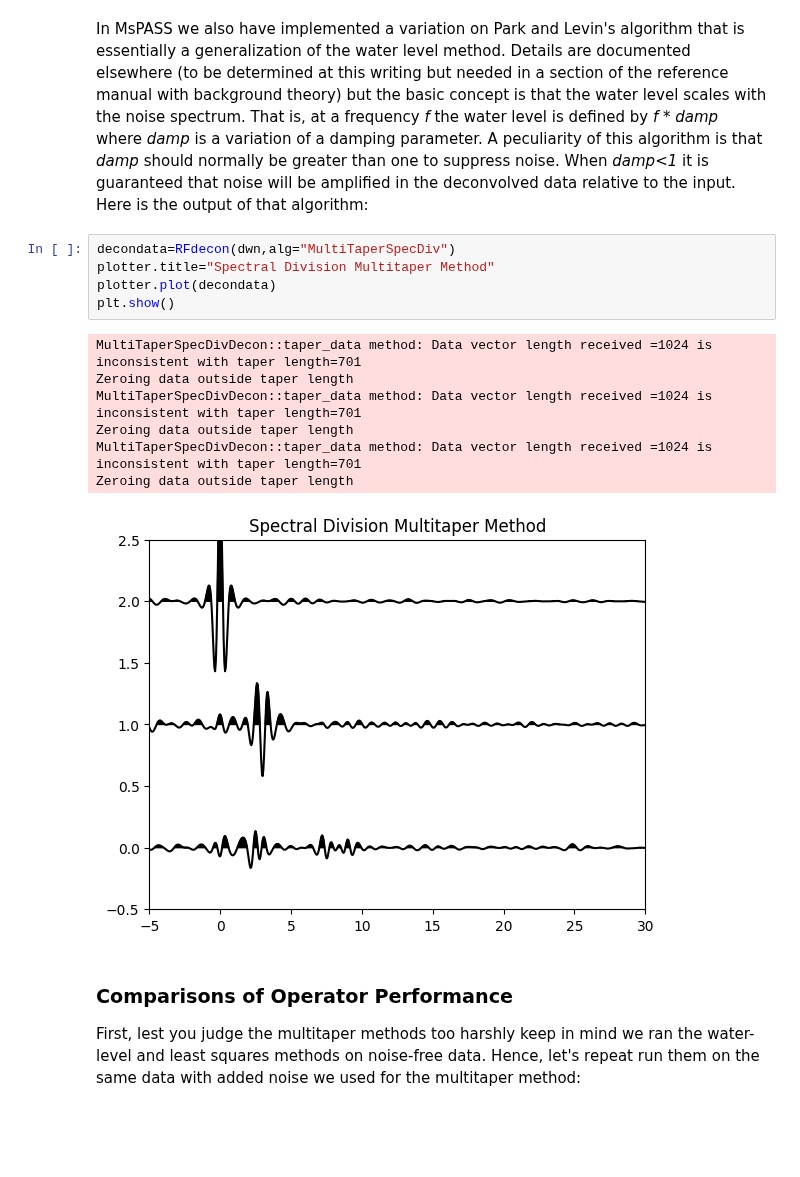
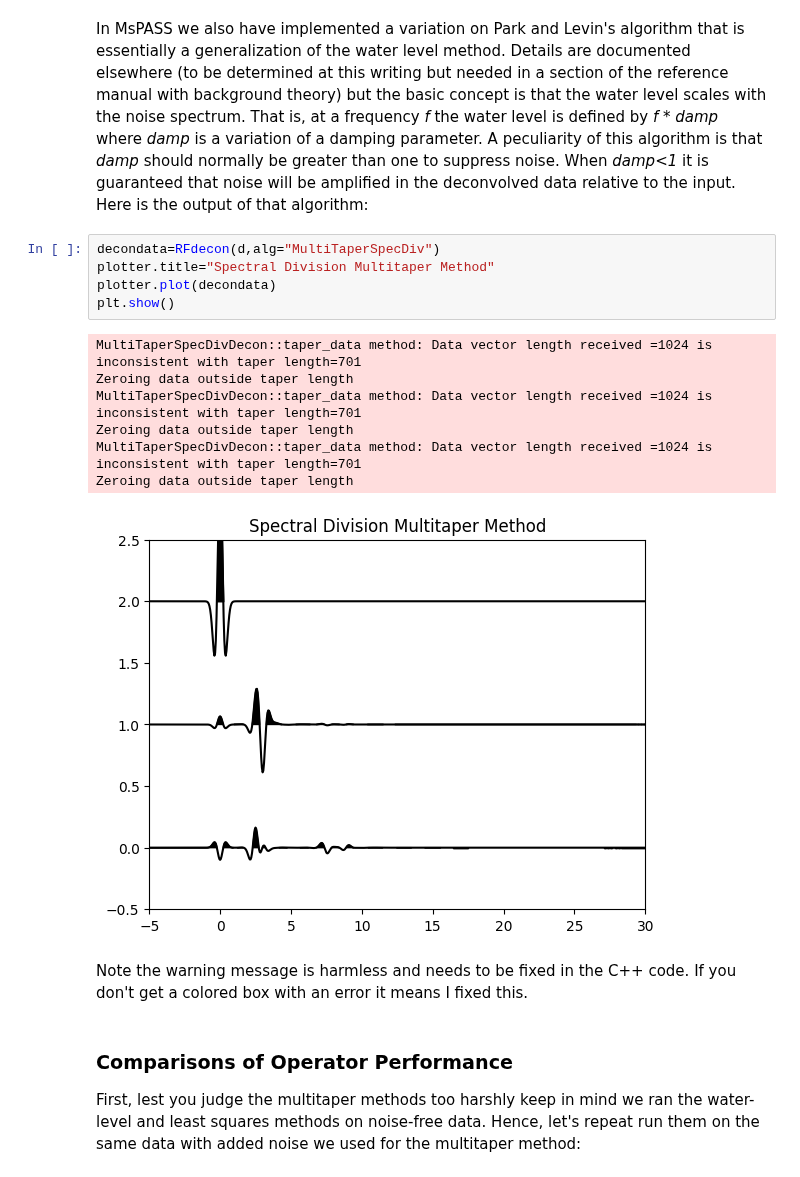
Before and after one commit to mspass-team/mspass_tutorial, a Jupyter notebook: notebooks/deconvolution_tutorial.ipynb, the cells around one changed output. Drawn from its saved outputs; the diff is of its cells as text; blank space fills up the shorter version.

```diff
--- a/notebooks/deconvolution_tutorial.ipynb
+++ b/notebooks/deconvolution_tutorial.ipynb
@@ -116,18 +126,20 @@ plt.show()
 # %% [markdown]
 In MsPASS we also have implemented a variation on Park and Levin's algorithm that is essentially a generalization of the water level method.   Details are documented elsewhere (to be determined at this writing but needed in a section of the reference manual with background theory) but the basic concept is that the water level scales with the noise spectrum.  That is, at a frequency *f* the water level is defined by *f* * *damp* where *damp* is a variation of a damping parameter.   A peculiarity of this algorithm is that *damp* should normally be greater than one to suppress noise.   When *damp<1* it is guaranteed that noise will be amplified in the deconvolved data relative to the input.  Here is the output of that algorithm:
 # %%
-decondata=RFdecon(dwn,alg="MultiTaperSpecDiv")
+decondata=RFdecon(d,alg="MultiTaperSpecDiv")
 plotter.title="Spectral Division Multitaper Method"
 plotter.plot(decondata)
 plt.show()
 # %% [output]
 MultiTaperSpecDivDecon::taper_data method: Data vector length received =1024 is inconsistent with taper length=701
 Zeroing data outside taper length
 MultiTaperSpecDivDecon::taper_data method: Data vector length received =1024 is inconsistent with taper length=701
 Zeroing data outside taper length
 MultiTaperSpecDivDecon::taper_data method: Data vector length received =1024 is inconsistent with taper length=701
 Zeroing data outside taper length
-[figure, old version]
+[figure, new version]
+# %% [markdown]
+Note the warning message is harmless and needs to be fixed in the C++ code.   If you don't get a colored box with an error it means I fixed this.
 # %% [markdown]
 ### Comparisons of Operator Performance
 First, lest you judge the multitaper methods too harshly keep in mind we ran the water-level and least squares methods on noise-free data.   Hence, let's repeat run them on the same data with added noise we used for the multitaper method:
```
Also changed, not shown: parts of 12 cells of this notebook, 2 other files.
